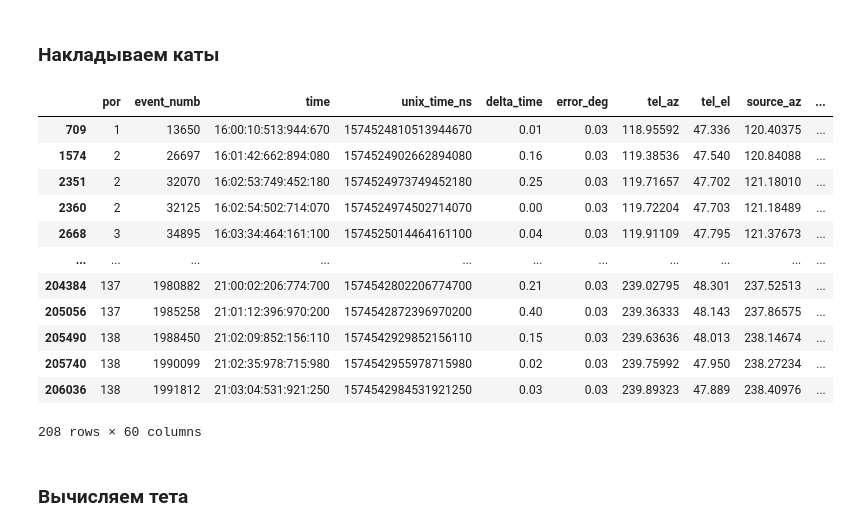
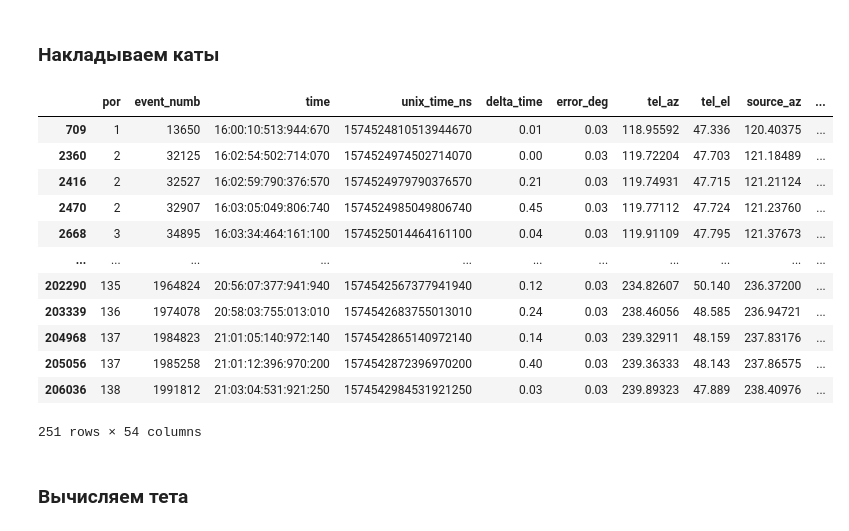
Before and after one commit to Alexandra-mipt/TAIGA, a Jupyter notebook: Гамма-адронное разделение-Copy1.ipynb, the cells around one changed output. Saved outputs shown, nothing was run; the diff lists cells and outputs as text; code cells hidden in the pictures.

```diff
--- a/Гамма-адронное разделение-Copy1.ipynb
+++ b/Гамма-адронное разделение-Copy1.ipynb
@@ -430,5 +279,5 @@ Name: bg2_alpha, Length: 206604, dtype: float64
 # %%
-# Новый вариант Паши - работает!!!
+# Пересчитываем альфа и дисты
 def add_background_alphas_dists_thetas_abs(df):
     df = df.copy()
 
@@ -438,7 +287,6 @@ def add_background_alphas_dists_thetas_abs(df):
     v_angle = np.arctan2(dy, dx)  # угол в радианах
 
     # Направление главной оси эллипса: от вектора на источник - alpha1
-    # u_angle = v_angle - np.deg2rad(df['alpha1'])  # главная ось в радианах
     u_angle = np.arctan(df.a_axis)  # главная ось в радианах
     u_x = np.cos(u_angle)
     u_y = np.sin(u_angle)
@@ -449,7 +297,7 @@ def add_background_alphas_dists_thetas_abs(df):
     # Угол на источник из центра камеры
     angle0 = np.arctan2(df['source_y'], df['source_x'])
 
-    angles_deg = [0, 180, 60, 120, 240, 300] # первая точка источник, антиисточник и остальные
+    angles_deg = [180, 60, 120, 240, 300] # антиисточник и 4 новых фоновых
     angles_rad = [angle0 + np.deg2rad(a) for a in angles_deg]
 
     for i, angle in enumerate(angles_rad, start=1):
@@ -468,14 +316,13 @@ def add_background_alphas_dists_thetas_abs(df):
         alpha_deg = np.rad2deg(alpha)
         alpha_deg = np.where(alpha_deg > 90, 180 - alpha_deg, alpha_deg)
 
-        # df[f'bg{i+1}_x'] = bg_x
-        # df[f'bg{i+1}_y'] = bg_y
         df[f'bg{i}_dist'] = dist
         df[f'bg{i}_alpha'] = alpha_deg
     return df
 
-hillas_with_4point_background = add_background_alphas_dists_thetas_abs(df_19)
+hillas_with_5point_background = add_background_alphas_dists_thetas_abs(df_19)
 
-print(hillas_with_4point_background.alpha2)
-print(hillas_with_4point_background.bg2_alpha)
+# print(hillas_with_4point_background.alpha2)
+# print(hillas_with_4point_background.bg2_alpha)
+hillas_with_5point_background
 # %% [output]
@@ -616,51 +438,51 @@ def filter_hillas_data_split_background(df):
         (df['width'] > 0.024) &
         (df['width'] < 0.068 * np.log10(df['size']) - 0.047) &
         (df['length'] < 0.145 * np.log10(df['size']))
     )
     # Таблица с источником (dist1)
     source_df = df[
         common_filters &
         (df['dist1'].between(0.36, 1.44))
     ]
     # Отдельные таблицы для каждого фонового региона
     anti_source_df = df[
         common_filters &
         (df['dist2'].between(0.36, 1.44))
     ]
-    bg1_df = df[
-        common_filters &
-        (df['bg1_dist'].between(0.36, 1.44))
-    ]
     bg2_df = df[
         common_filters &
         (df['bg2_dist'].between(0.36, 1.44))
     ]
     bg3_df = df[
         common_filters &
         (df['bg3_dist'].between(0.36, 1.44))
     ]
     bg4_df = df[
         common_filters &
         (df['bg4_dist'].between(0.36, 1.44))
     ]
-    return source_df, anti_source_df, bg1_df, bg2_df, bg3_df, bg4_df
+    bg5_df = df[
+        common_filters &
+        (df['bg5_dist'].between(0.36, 1.44))
+    ]
+    return source_df, anti_source_df, bg2_df, bg3_df, bg4_df, bg5_df
 
-source, anti_source, bg1, bg2, bg3, bg4 = filter_hillas_data_split_background(hillas_with_4point_background)
-source
+source, anti_source, bg2, bg3, bg4, bg5 = filter_hillas_data_split_background(hillas_with_5point_background)
+bg2
 # %% [output]
 |  | por | event_numb | time | unix_time_ns | delta_time | error_deg | tel_az | tel_el | source_az | ... |
 | 709 | 1 | 13650 | 16:00:10:513:944:670 | 1574524810513944670 | 0.01 | 0.03 | 118.95592 | 47.336 | 120.40375 | ... |
-| 1574 | 2 | 26697 | 16:01:42:662:894:080 | 1574524902662894080 | 0.16 | 0.03 | 119.38536 | 47.540 | 120.84088 | ... |
-| 2351 | 2 | 32070 | 16:02:53:749:452:180 | 1574524973749452180 | 0.25 | 0.03 | 119.71657 | 47.702 | 121.18010 | ... |
 | 2360 | 2 | 32125 | 16:02:54:502:714:070 | 1574524974502714070 | 0.00 | 0.03 | 119.72204 | 47.703 | 121.18489 | ... |
+| 2416 | 2 | 32527 | 16:02:59:790:376:570 | 1574524979790376570 | 0.21 | 0.03 | 119.74931 | 47.715 | 121.21124 | ... |
+| 2470 | 2 | 32907 | 16:03:05:049:806:740 | 1574524985049806740 | 0.45 | 0.03 | 119.77112 | 47.724 | 121.23760 | ... |
 | 2668 | 3 | 34895 | 16:03:34:464:161:100 | 1574525014464161100 | 0.04 | 0.03 | 119.91109 | 47.795 | 121.37673 | ... |
 | ... | ... | ... | ... | ... | ... | ... | ... | ... | ... | ... |
-| 204384 | 137 | 1980882 | 21:00:02:206:774:700 | 1574542802206774700 | 0.21 | 0.03 | 239.02795 | 48.301 | 237.52513 | ... |
+| 202290 | 135 | 1964824 | 20:56:07:377:941:940 | 1574542567377941940 | 0.12 | 0.03 | 234.82607 | 50.140 | 236.37200 | ... |
+| 203339 | 136 | 1974078 | 20:58:03:755:013:010 | 1574542683755013010 | 0.24 | 0.03 | 238.46056 | 48.585 | 236.94721 | ... |
+| 204968 | 137 | 1984823 | 21:01:05:140:972:140 | 1574542865140972140 | 0.14 | 0.03 | 239.32911 | 48.159 | 237.83176 | ... |
 | 205056 | 137 | 1985258 | 21:01:12:396:970:200 | 1574542872396970200 | 0.40 | 0.03 | 239.36333 | 48.143 | 237.86575 | ... |
-| 205490 | 138 | 1988450 | 21:02:09:852:156:110 | 1574542929852156110 | 0.15 | 0.03 | 239.63636 | 48.013 | 238.14674 | ... |
-| 205740 | 138 | 1990099 | 21:02:35:978:715:980 | 1574542955978715980 | 0.02 | 0.03 | 239.75992 | 47.950 | 238.27234 | ... |
 | 206036 | 138 | 1991812 | 21:03:04:531:921:250 | 1574542984531921250 | 0.03 | 0.03 | 239.89323 | 47.889 | 238.40976 | ... |
-208 rows × 60 columns
+251 rows × 54 columns
 # %% [markdown]
 ### Вычисляем тета
 # %%
```
Also changed, not shown: parts of 27 cells of this notebook.
